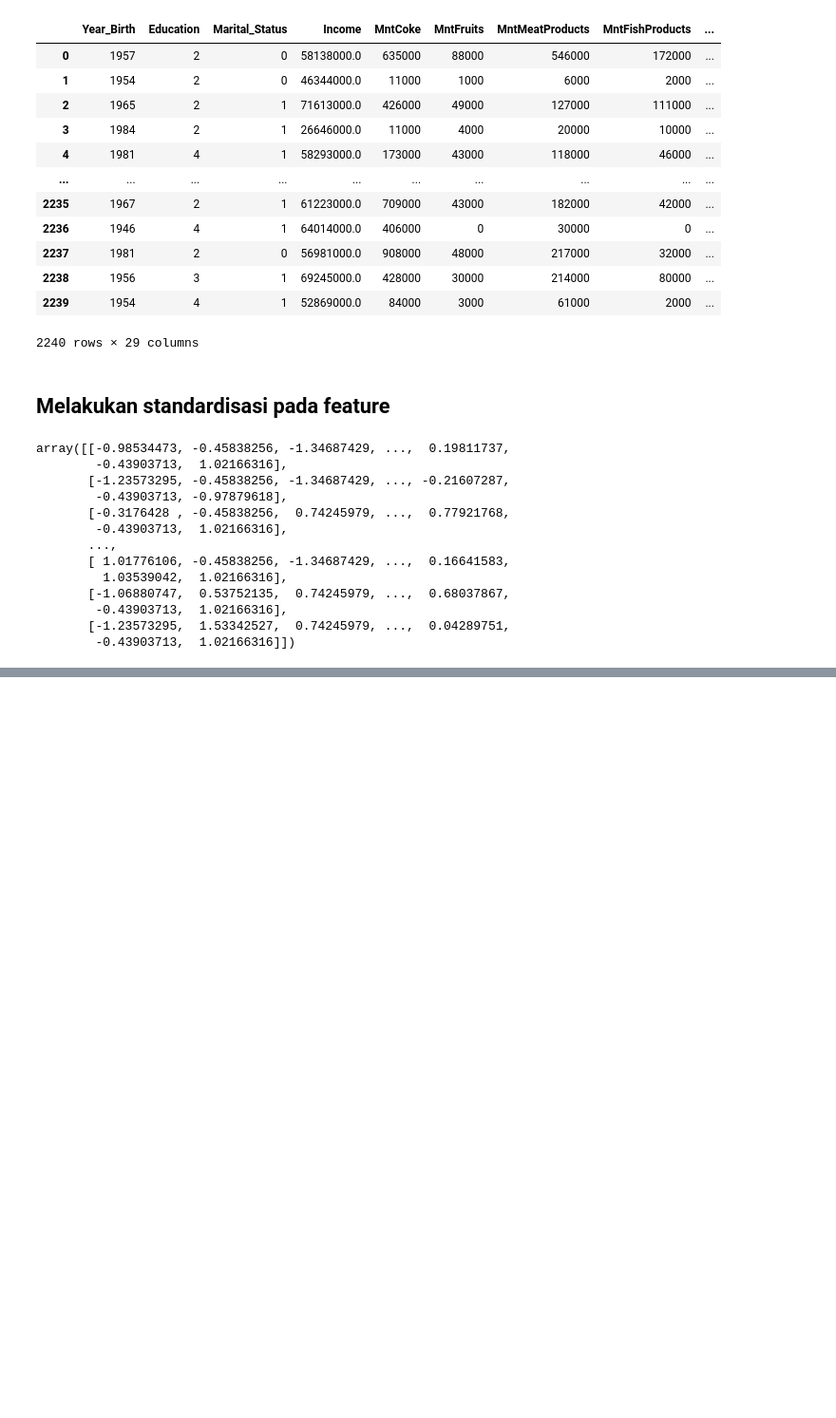
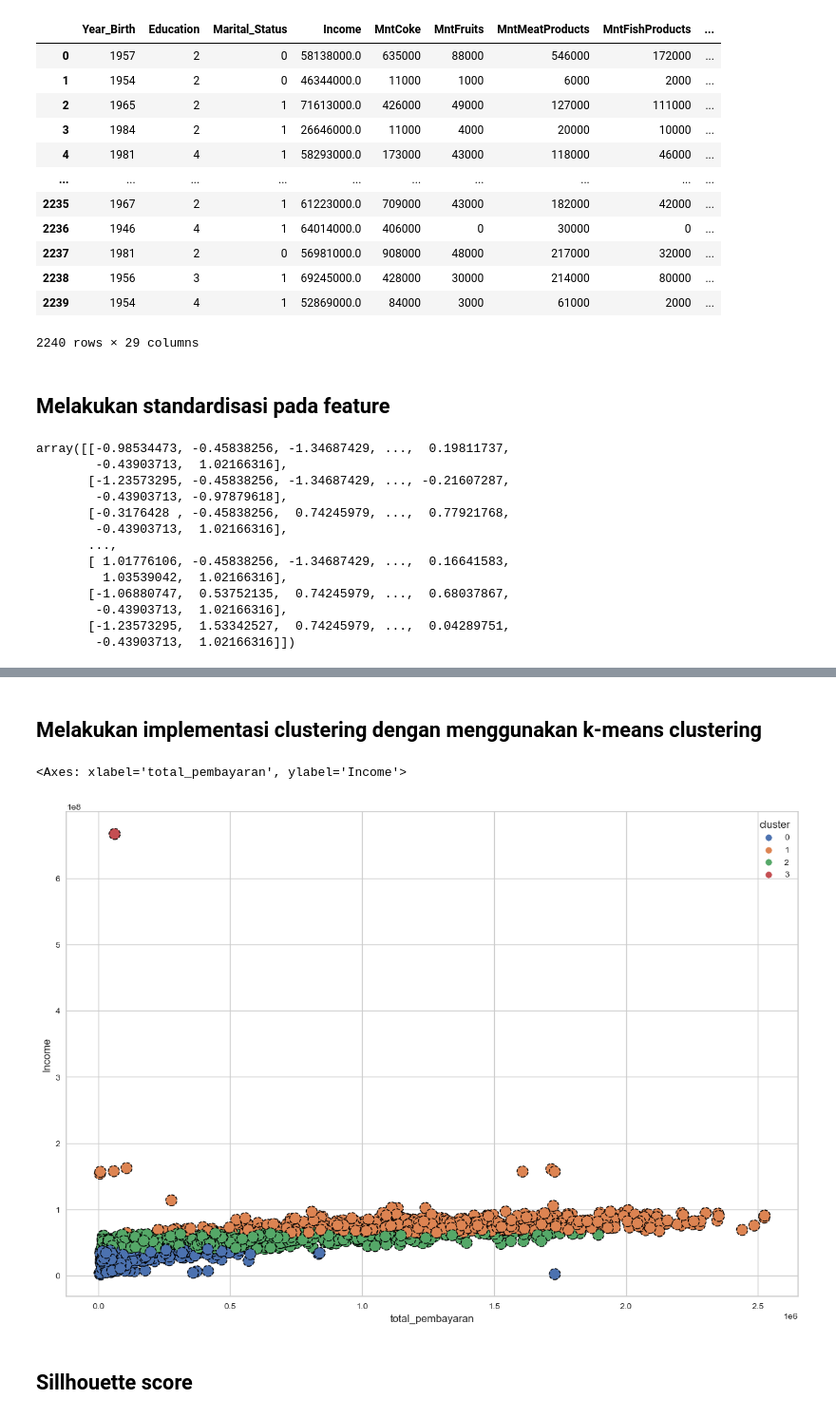
Before and after one commit to ariniamsr/Predict-Customer-Personality-to-Boost-Marketing-Campaign-by-Using-Machine-Learning, a Jupyter notebook: mipro3.ipynb, the cells around one changed output, grey strips where cells are left out. Shown at 95% size. Cells and saved outputs as stored; diff of their text form; code cells hidden in the pictures; blank space fills up the shorter version.

```diff
--- a/mipro3.ipynb
+++ b/mipro3.ipynb
@@ -481,3 +502,5 @@ array([[-0.98534473, -0.45838256, -1.34687429, ...,  0.19811737,
         -0.43903713,  1.02166316],
        [-1.23573295,  1.53342527,  0.74245979, ...,  0.04289751,
         -0.43903713,  1.02166316]])
+# %%
+df_cluster = df.copy()
@@ -483,0 +543,25 @@ array([[-0.98534473, -0.45838256, -1.34687429, ...,  0.19811737,
+# %% [markdown]
+## Melakukan implementasi clustering dengan menggunakan k-means clustering
+# %%
+from sklearn.cluster import KMeans
+kmeans = KMeans(n_clusters=4, random_state=0)
+kmeans.fit(df_cluster.values)
+df_cluster['cluster'] = kmeans.labels_
+df['cluster'] = kmeans.labels_
+# %%
+fig, ax = plt.subplots(figsize=(15,10))
+sns.scatterplot(
+    x="total_pembayaran", y="Income",
+    hue="cluster",
+    edgecolor='black',
+    linestyle='--',
+    data=df_cluster,
+    palette="deep",
+    s=160,
+    ax=ax
+)
+# %% [output]
+<Axes: xlabel='total_pembayaran', ylabel='Income'>
+[figure, added]
+# %% [markdown]
+## Sillhouette score
```
Also changed, not shown: parts of 15 cells of this notebook.
